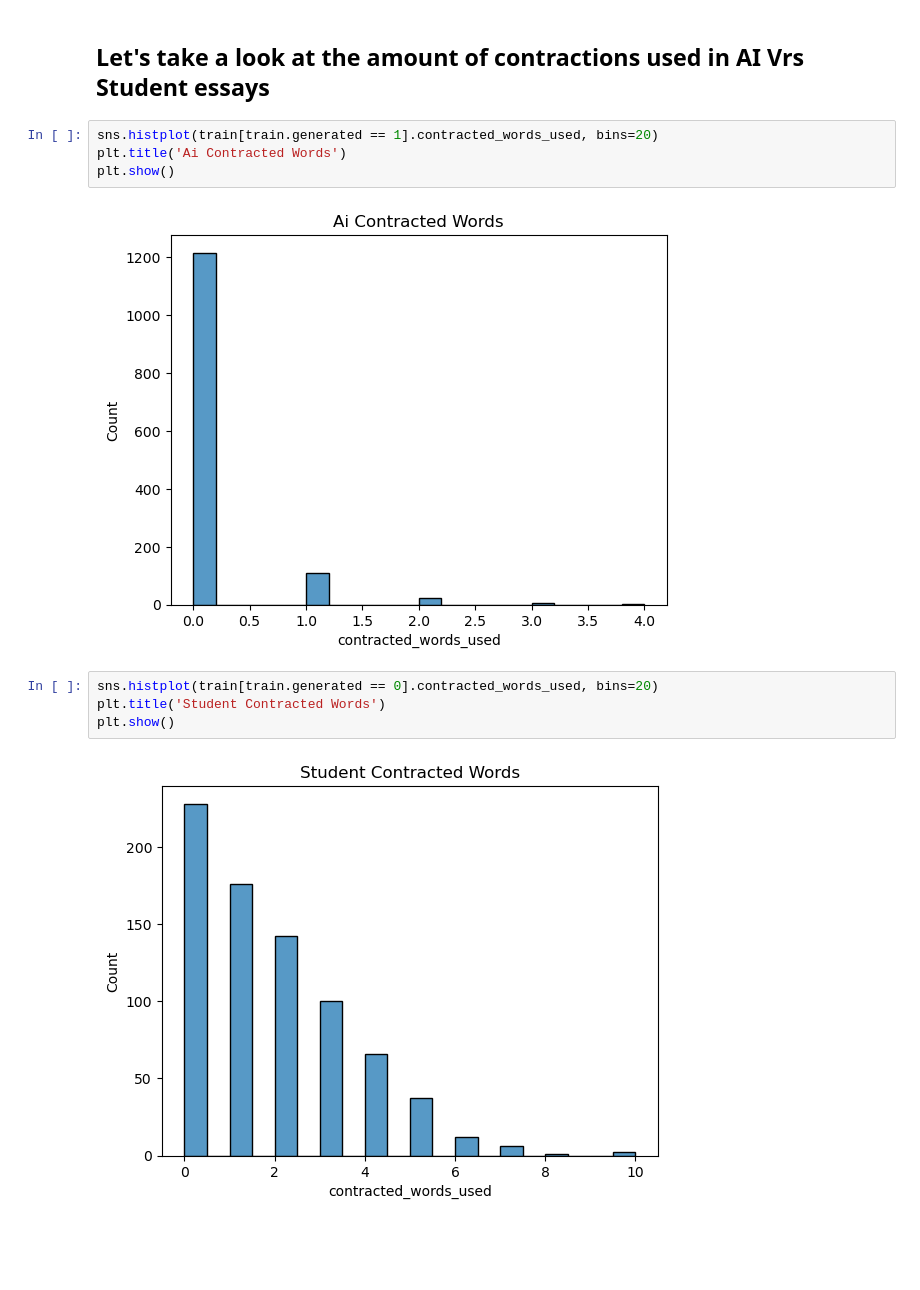
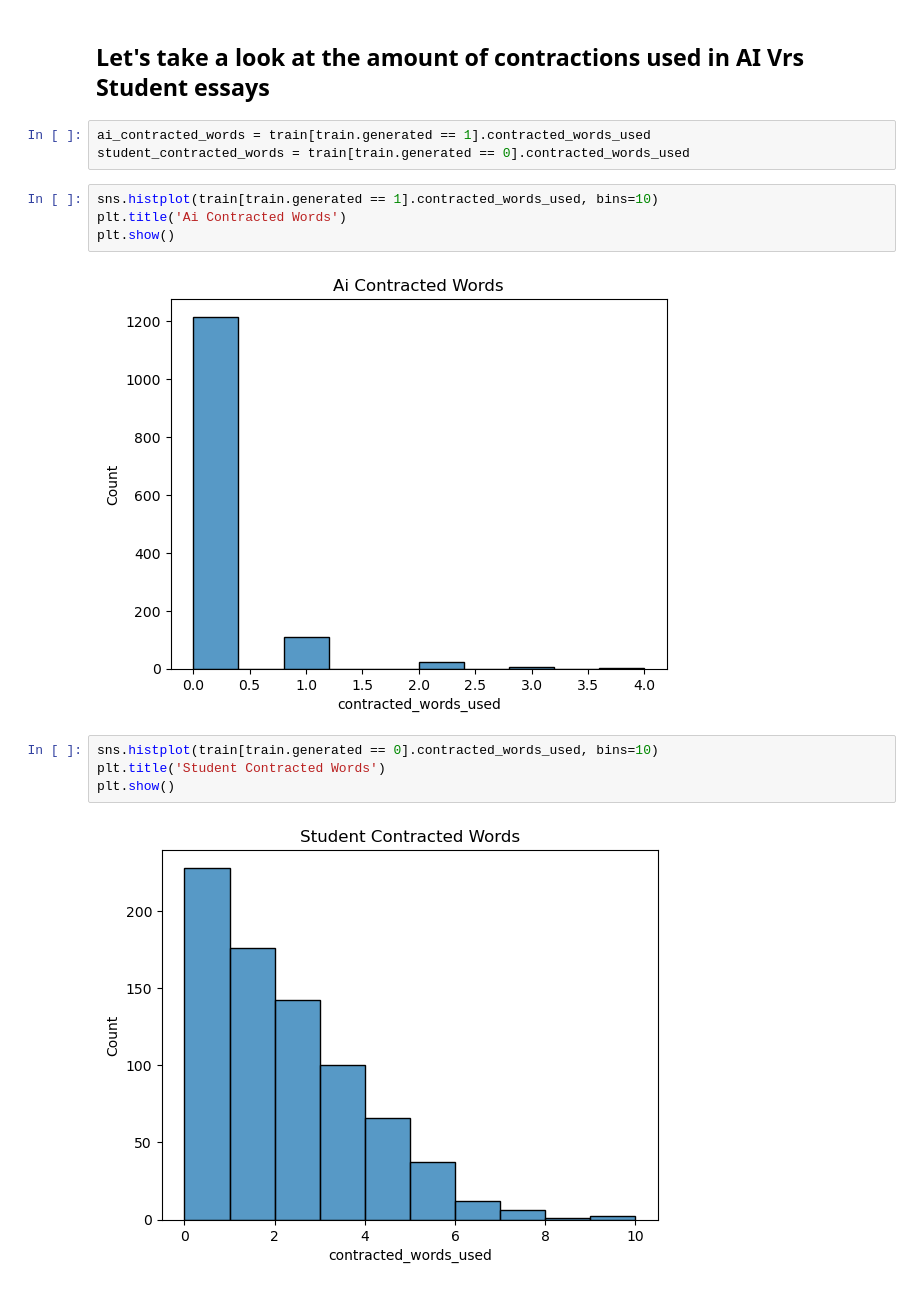
Before and after one commit to Garcia-Burch-NLP/AI-Buster, a Jupyter notebook: Josh/aquire_prep.ipynb, the cells around one changed output. Cells and saved outputs as stored; diff of their text form; blank space fills up the shorter version.

```diff
--- a/Josh/aquire_prep.ipynb
+++ b/Josh/aquire_prep.ipynb
@@ -291,15 +293,18 @@ t, p
 (-59.757456380453135, 3.725265e-318)
 # %% [markdown]
 ## Let's take a look at the amount of contractions used in AI Vrs Student essays
+# %%
+ai_contracted_words = train[train.generated == 1].contracted_words_used
+student_contracted_words = train[train.generated == 0].contracted_words_used
 # %%
-sns.histplot(train[train.generated == 1].contracted_words_used, bins=20)
+sns.histplot(train[train.generated == 1].contracted_words_used, bins=10)
 plt.title('Ai Contracted Words')
 plt.show()
 # %% [output]
-[figure, old version]
+[figure, new version]
 # %%
-sns.histplot(train[train.generated == 0].contracted_words_used, bins=20)
+sns.histplot(train[train.generated == 0].contracted_words_used, bins=10)
 plt.title('Student Contracted Words')
 plt.show()
 # %% [output]
-[figure, old version]
+[figure, new version]
```
Also changed, not shown: parts of 7 cells of this notebook.
